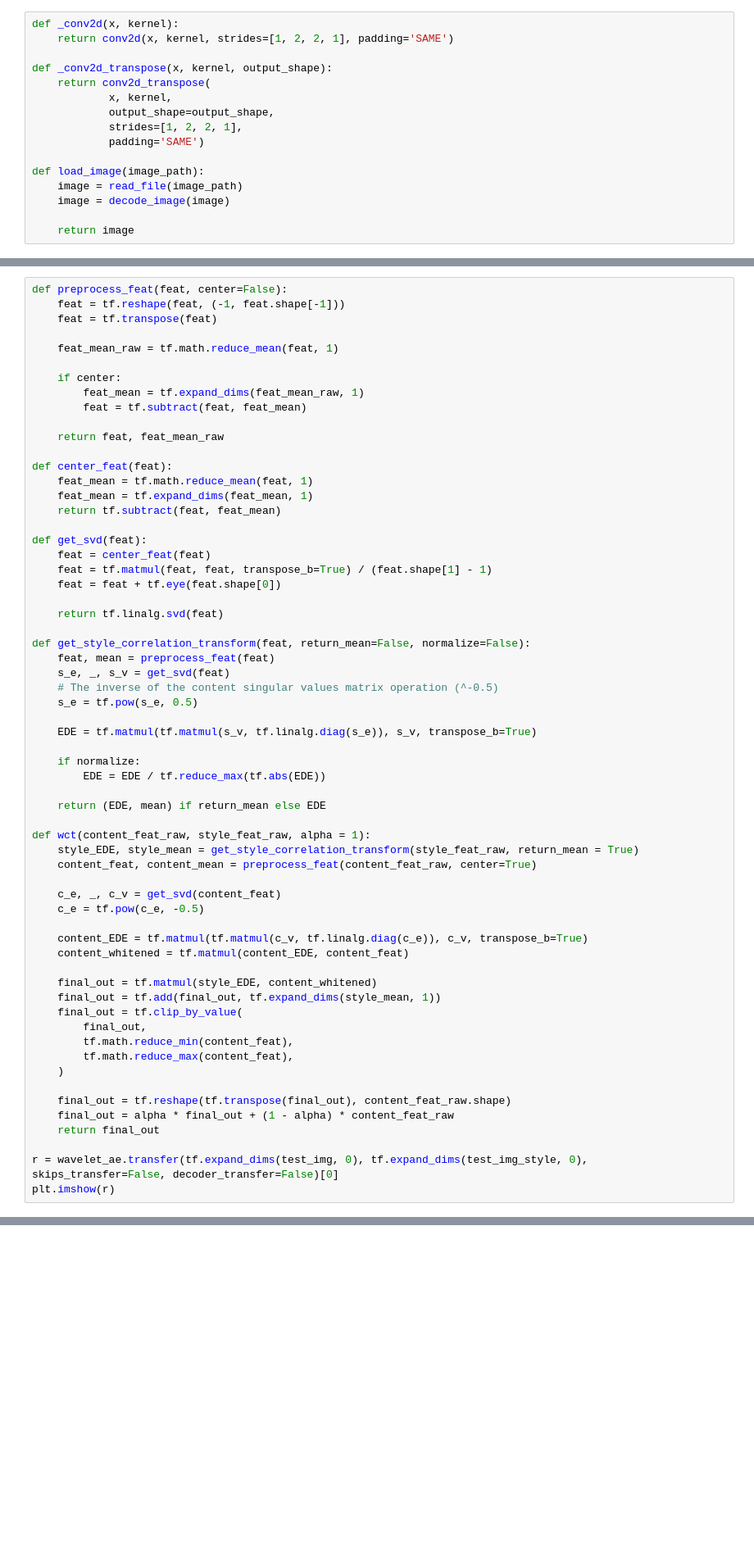
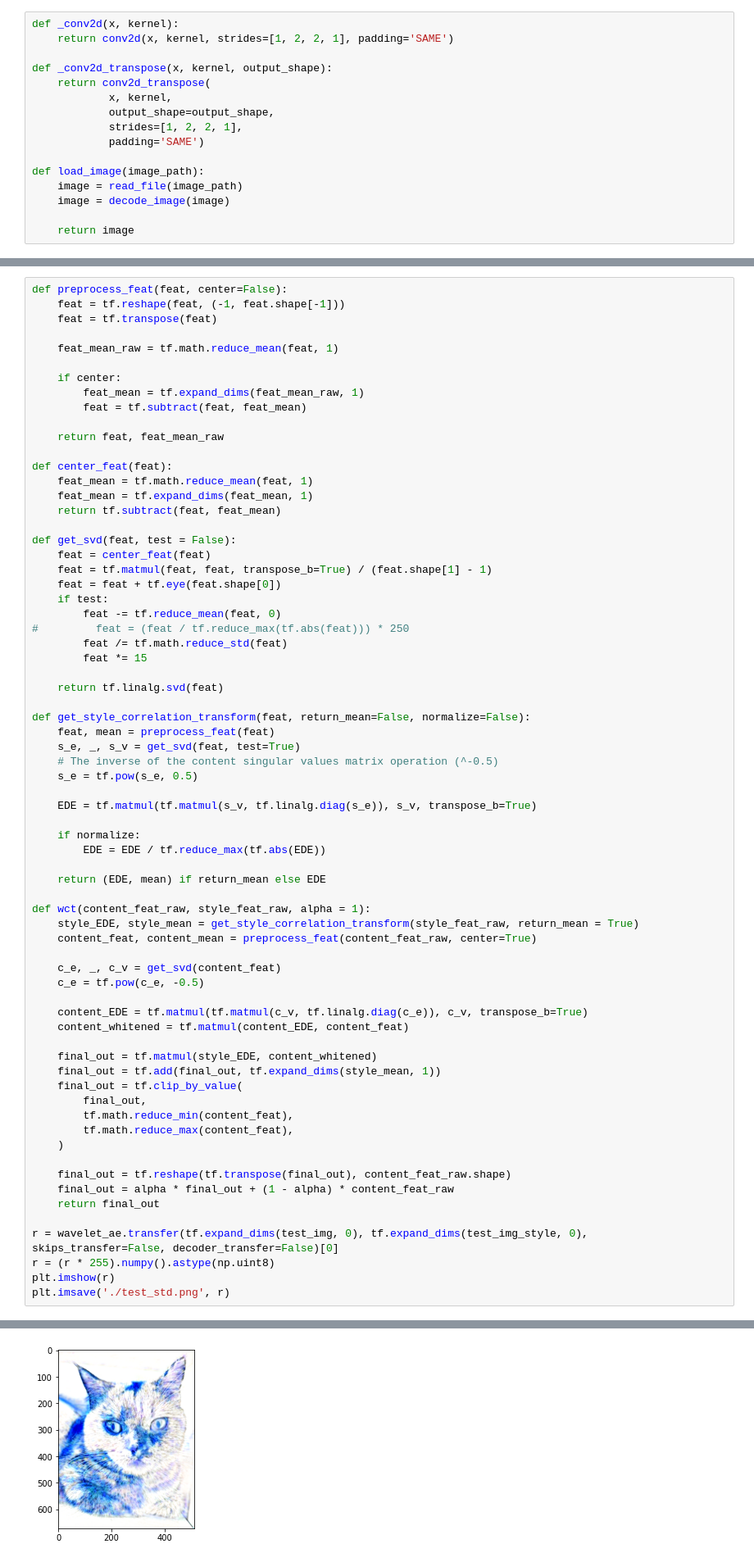
Before and after one commit to cvetty/iMuse, a Jupyter notebook: notebooks/WCT - Transfer.ipynb, the cells around one changed output, grey strips where cells are left out. Shown: that part at 82% size. Saved outputs shown, nothing was run; the diff lists cells and outputs as text; blank space fills up the shorter version.

```diff
--- a/notebooks/WCT - Transfer.ipynb
+++ b/notebooks/WCT - Transfer.ipynb
@@ -186,16 +186,21 @@ def center_feat(feat):
     feat_mean = tf.expand_dims(feat_mean, 1)
     return tf.subtract(feat, feat_mean)
 
-def get_svd(feat):
+def get_svd(feat, test = False):
     feat = center_feat(feat)
     feat = tf.matmul(feat, feat, transpose_b=True) / (feat.shape[1] - 1)
     feat = feat + tf.eye(feat.shape[0])
+    if test:
+        feat -= tf.reduce_mean(feat, 0)
+#         feat = (feat / tf.reduce_max(tf.abs(feat))) * 250
+        feat /= tf.math.reduce_std(feat)
+        feat *= 15
 
     return tf.linalg.svd(feat)
 
 def get_style_correlation_transform(feat, return_mean=False, normalize=False):
     feat, mean = preprocess_feat(feat)
-    s_e, _, s_v = get_svd(feat)
+    s_e, _, s_v = get_svd(feat, test=True)
     # The inverse of the content singular values matrix operation (^-0.5)
     s_e = tf.pow(s_e, 0.5)
 
@@ -229,5 +234,7 @@ def wct(content_feat_raw, style_feat_raw, alpha = 1):
     return final_out
 
 r = wavelet_ae.transfer(tf.expand_dims(test_img, 0), tf.expand_dims(test_img_style, 0), skips_transfer=False, decoder_transfer=False)[0]
+r = (r * 255).numpy().astype(np.uint8)
 plt.imshow(r)
+plt.imsave('./test_std.png', r)
 # %% [output]
@@ -235,3 +241,4 @@ NameError: name 'wavelet_ae' is not defined
+[figure, added]
 # %%
 class WaveletEncoder(Model):
     def __init__(self):
```
Also changed, not shown: parts of 2 cells of this notebook, 22 other files.
